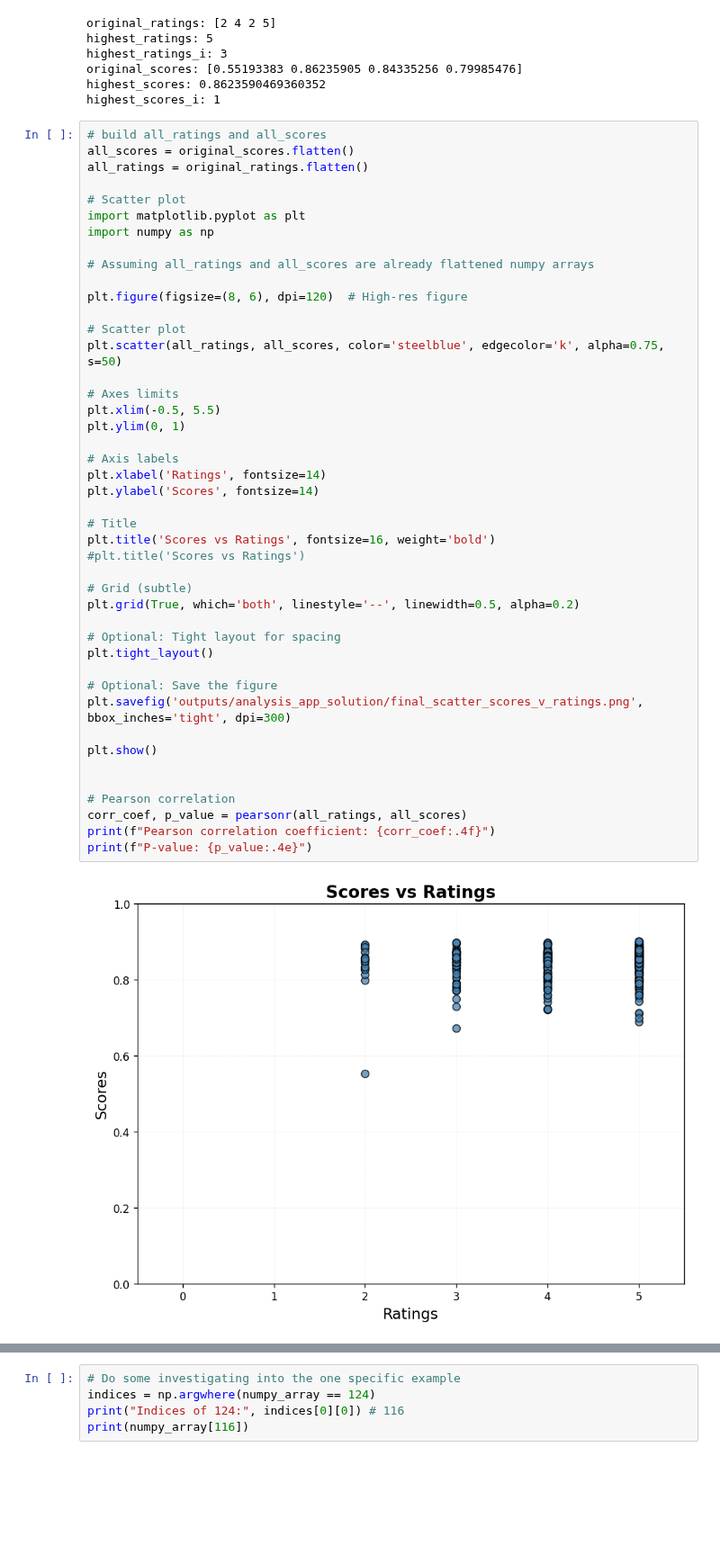
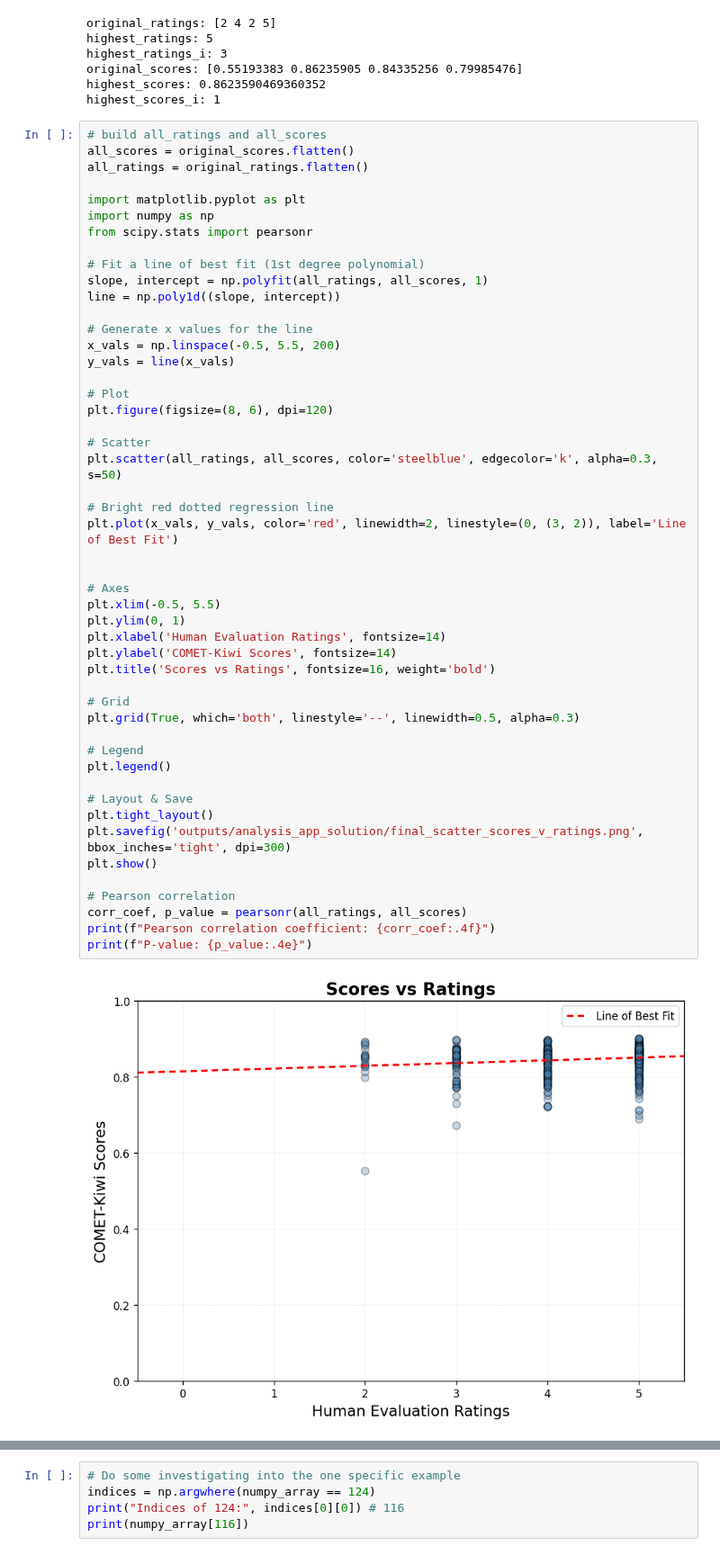
Before and after one commit to antoinevilain001/translation_thesis, a Jupyter notebook: translation_analysis/analysis1/analysis2.ipynb, the cells around one changed output, grey strips where cells are left out. Shown at 90% size. Saved outputs shown, nothing was run; the diff lists cells and outputs as text; blank space fills up the shorter version.

```diff
--- a/translation_analysis/analysis1/analysis2.ipynb
+++ b/translation_analysis/analysis1/analysis2.ipynb
@@ -150,49 +150,54 @@ highest_scores_i: 1
 # %%
 # build all_ratings and all_scores
 all_scores = original_scores.flatten()
 all_ratings = original_ratings.flatten()
 
-# Scatter plot
 import matplotlib.pyplot as plt
 import numpy as np
+from scipy.stats import pearsonr
 
-# Assuming all_ratings and all_scores are already flattened numpy arrays
+# Fit a line of best fit (1st degree polynomial)
+slope, intercept = np.polyfit(all_ratings, all_scores, 1)
+line = np.poly1d((slope, intercept))
 
-plt.figure(figsize=(8, 6), dpi=120)  # High-res figure
+# Generate x values for the line
+x_vals = np.linspace(-0.5, 5.5, 200)
+y_vals = line(x_vals)
 
-# Scatter plot
-plt.scatter(all_ratings, all_scores, color='steelblue', edgecolor='k', alpha=0.75, s=50)
+# Plot
+plt.figure(figsize=(8, 6), dpi=120)
 
-# Axes limits
+# Scatter
+plt.scatter(all_ratings, all_scores, color='steelblue', edgecolor='k', alpha=0.3, s=50)
+
+# Bright red dotted regression line
+plt.plot(x_vals, y_vals, color='red', linewidth=2, linestyle=(0, (3, 2)), label='Line of Best Fit')
+
+
+# Axes
 plt.xlim(-0.5, 5.5)
 plt.ylim(0, 1)
+plt.xlabel('Human Evaluation Ratings', fontsize=14)
+plt.ylabel('COMET-Kiwi Scores', fontsize=14)
+plt.title('Scores vs Ratings', fontsize=16, weight='bold')
 
-# Axis labels
-plt.xlabel('Ratings', fontsize=14)
-plt.ylabel('Scores', fontsize=14)
+# Grid
+plt.grid(True, which='both', linestyle='--', linewidth=0.5, alpha=0.3)
 
-# Title
-plt.title('Scores vs Ratings', fontsize=16, weight='bold')
-#plt.title('Scores vs Ratings')
+# Legend
+plt.legend()
 
-# Grid (subtle)
-plt.grid(True, which='both', linestyle='--', linewidth=0.5, alpha=0.2)
-
-# Optional: Tight layout for spacing
+# Layout & Save
 plt.tight_layout()
-
-# Optional: Save the figure
 plt.savefig('outputs/analysis_app_solution/final_scatter_scores_v_ratings.png', bbox_inches='tight', dpi=300)
-
 plt.show()
-
 
 # Pearson correlation
 corr_coef, p_value = pearsonr(all_ratings, all_scores)
 print(f"Pearson correlation coefficient: {corr_coef:.4f}")
 print(f"P-value: {p_value:.4e}")
 # %% [output]
-[figure, old version]
+[figure, new version]
 Pearson correlation coefficient: 0.1590
 P-value: 3.1278e-05
 # %%
```
Also changed, not shown: parts of 5 cells of this notebook, 2 other files.
